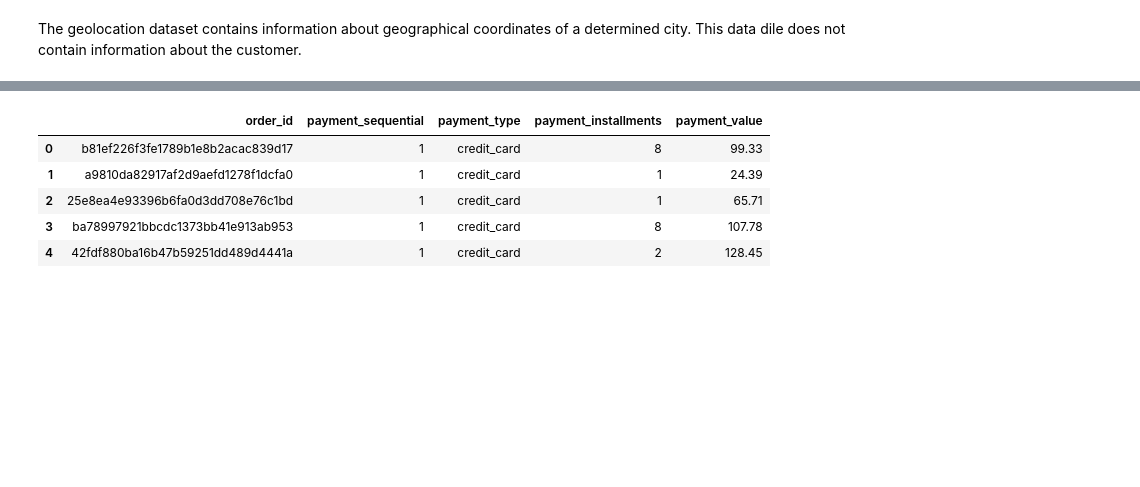
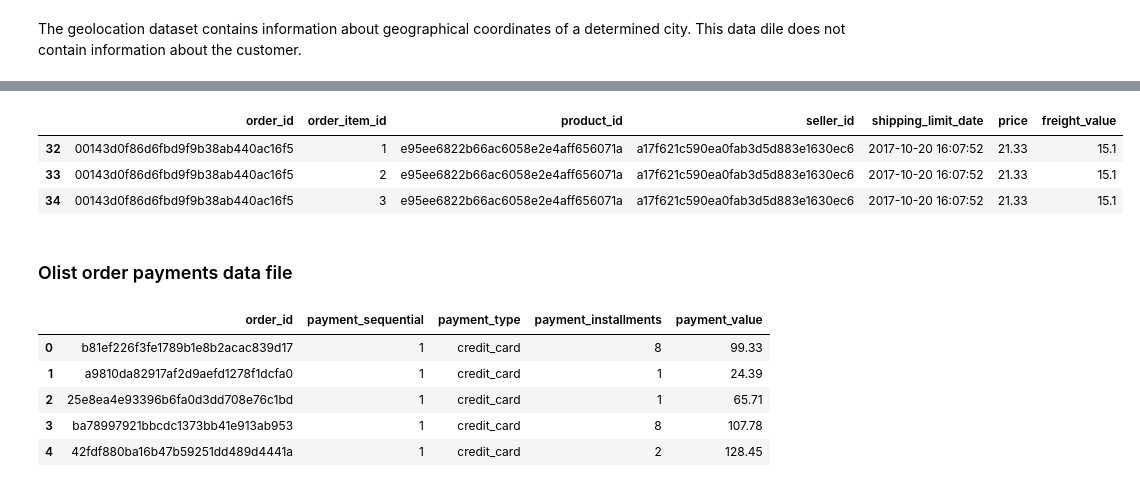
Before and after one commit to MariaDBPerez/clients_segmentation, a Jupyter notebook: project_5.ipynb, the cells around one changed output, grey strips where cells are left out. Drawn from its saved outputs; the diff is of its cells as text; code cells hidden in the pictures; blank space fills up the shorter version.

Commit message:
merge of the data sets

```diff
--- a/project_5.ipynb
+++ b/project_5.ipynb
@@ -110,6 +123,15 @@ See reference and data documentation: https://www.kaggle.com/olistbr/brazilian-e
 The previously indicated can be useful for performing feature engineering.
 
 The order item id is a sequential number that indicates the number of items included in the same order.
+# %%
+olist_order_items_df[olist_order_items_df['order_id'] == '00143d0f86d6fbd9f9b38ab440ac16f5']
+# %% [output]
+|  | order_id | order_item_id | product_id | seller_id | shipping_limit_date | price | freight_value |
+| 32 | 00143d0f86d6fbd9f9b38ab440ac16f5 | 1 | e95ee6822b66ac6058e2e4aff656071a | a17f621c590ea0fab3d5d883e1630ec6 | 2017-10-20 16:07:52 | 21.33 | 15.1 |
+| 33 | 00143d0f86d6fbd9f9b38ab440ac16f5 | 2 | e95ee6822b66ac6058e2e4aff656071a | a17f621c590ea0fab3d5d883e1630ec6 | 2017-10-20 16:07:52 | 21.33 | 15.1 |
+| 34 | 00143d0f86d6fbd9f9b38ab440ac16f5 | 3 | e95ee6822b66ac6058e2e4aff656071a | a17f621c590ea0fab3d5d883e1630ec6 | 2017-10-20 16:07:52 | 21.33 | 15.1 |
+# %% [markdown]
+### Olist order payments data file
 # %%
 olist_order_payments_df = pd.read_csv('olist_order_payments_dataset.csv')
 olist_order_payments_df.head()
```
Also changed, not shown: parts of 53 cells of this notebook.
